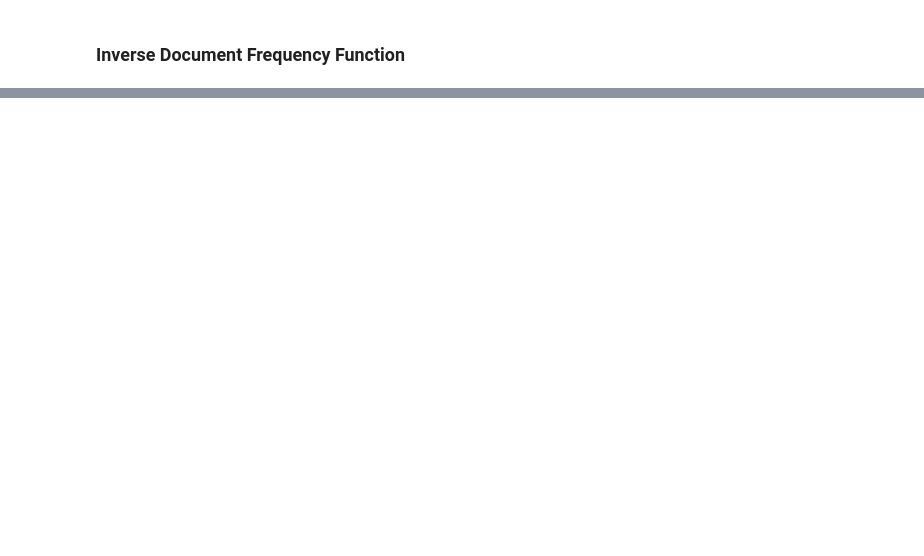
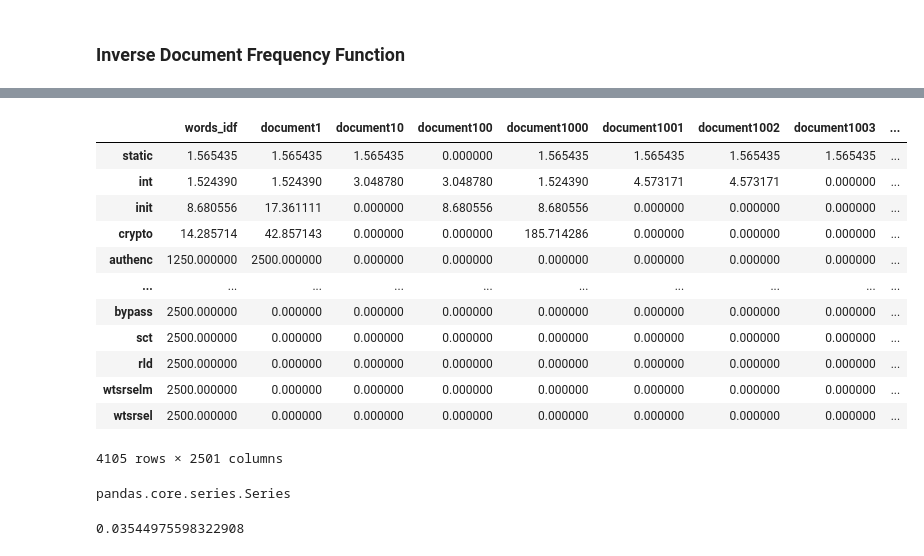
Before and after one commit to weiminn/IS706-Assignment2, a Jupyter notebook: code.ipynb, the cells around one changed output, grey strips where cells are left out. Cells and saved outputs as stored; diff of their text form; code cells hidden in the pictures; blank space fills up the shorter version.

```diff
--- a/code.ipynb
+++ b/code.ipynb
@@ -120,0 +318,20 @@ inverseDocumentFrequency('document23.txt')
+# %%
+df
+# %% [output]
+|  | words_idf | document1 | document10 | document100 | document1000 | document1001 | document1002 | document1003 | ... |
+| static | 1.565435 | 1.565435 | 1.565435 | 0.000000 | 1.565435 | 1.565435 | 1.565435 | 1.565435 | ... |
+| int | 1.524390 | 1.524390 | 3.048780 | 3.048780 | 1.524390 | 4.573171 | 4.573171 | 0.000000 | ... |
+| init | 8.680556 | 17.361111 | 0.000000 | 8.680556 | 8.680556 | 0.000000 | 0.000000 | 0.000000 | ... |
+| crypto | 14.285714 | 42.857143 | 0.000000 | 0.000000 | 185.714286 | 0.000000 | 0.000000 | 0.000000 | ... |
+| authenc | 1250.000000 | 2500.000000 | 0.000000 | 0.000000 | 0.000000 | 0.000000 | 0.000000 | 0.000000 | ... |
+| ... | ... | ... | ... | ... | ... | ... | ... | ... | ... |
+| bypass | 2500.000000 | 0.000000 | 0.000000 | 0.000000 | 0.000000 | 0.000000 | 0.000000 | 0.000000 | ... |
+| sct | 2500.000000 | 0.000000 | 0.000000 | 0.000000 | 0.000000 | 0.000000 | 0.000000 | 0.000000 | ... |
+| rld | 2500.000000 | 0.000000 | 0.000000 | 0.000000 | 0.000000 | 0.000000 | 0.000000 | 0.000000 | ... |
+| wtsrselm | 2500.000000 | 0.000000 | 0.000000 | 0.000000 | 0.000000 | 0.000000 | 0.000000 | 0.000000 | ... |
+| wtsrsel | 2500.000000 | 0.000000 | 0.000000 | 0.000000 | 0.000000 | 0.000000 | 0.000000 | 0.000000 | ... |
+4105 rows × 2501 columns
+# %%
+type(q_df['query1'])
+# %% [output]
+pandas.core.series.Series
@@ -120,0 +340,8 @@ inverseDocumentFrequency('document23.txt')
+# %%
+from sklearn.metrics.pairwise import cosine_similarity
+from scipy import spatial
+# from scipy.spatial.distance import cdist
+print(1- spatial.distance.cosine(q_df['query1'],q_df['query3']))
+# print(1-cdist(q_df['query1'],q_df['query2']))
+# %% [output]
+0.03544975598322908
```
Also changed, not shown: parts of 21 cells of this notebook.
